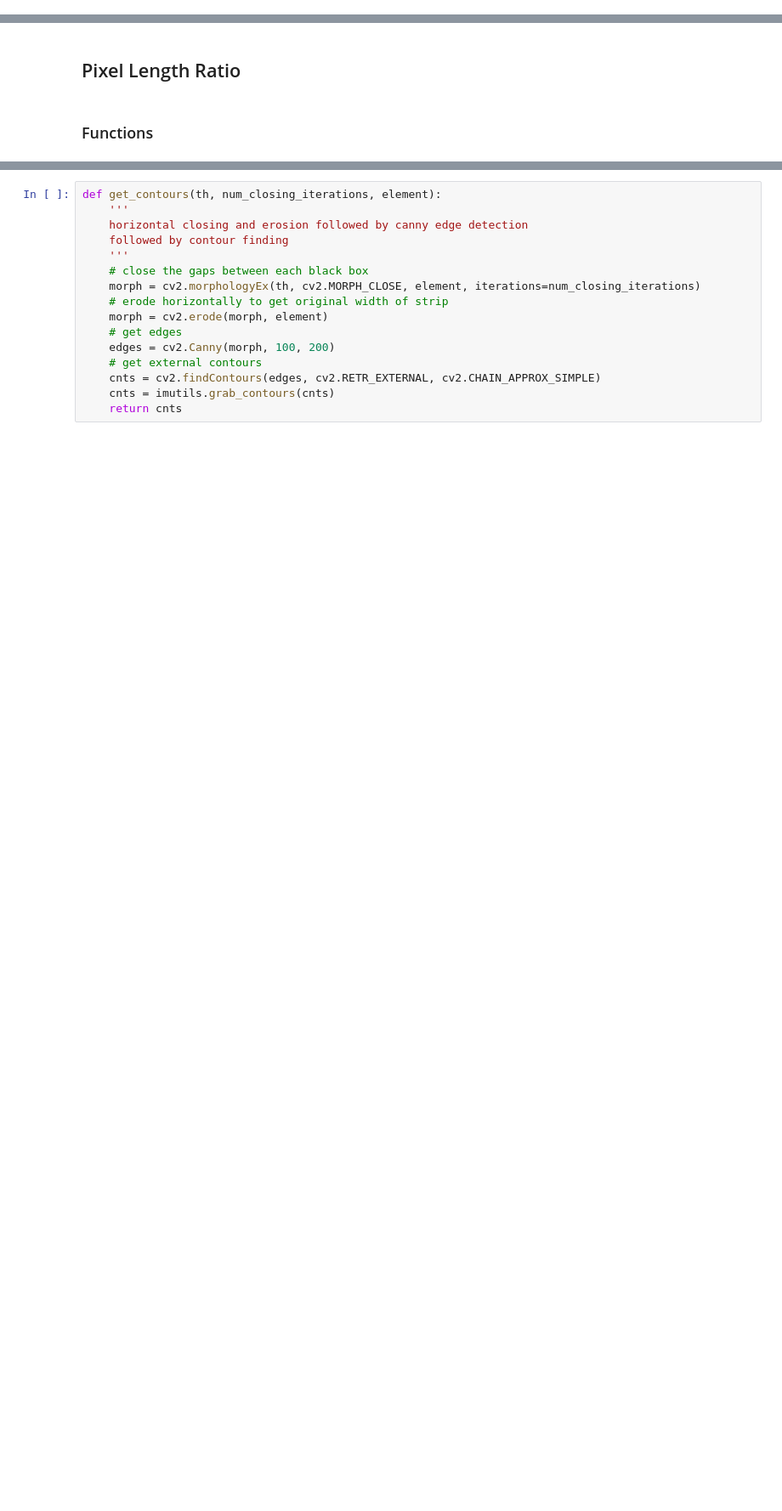
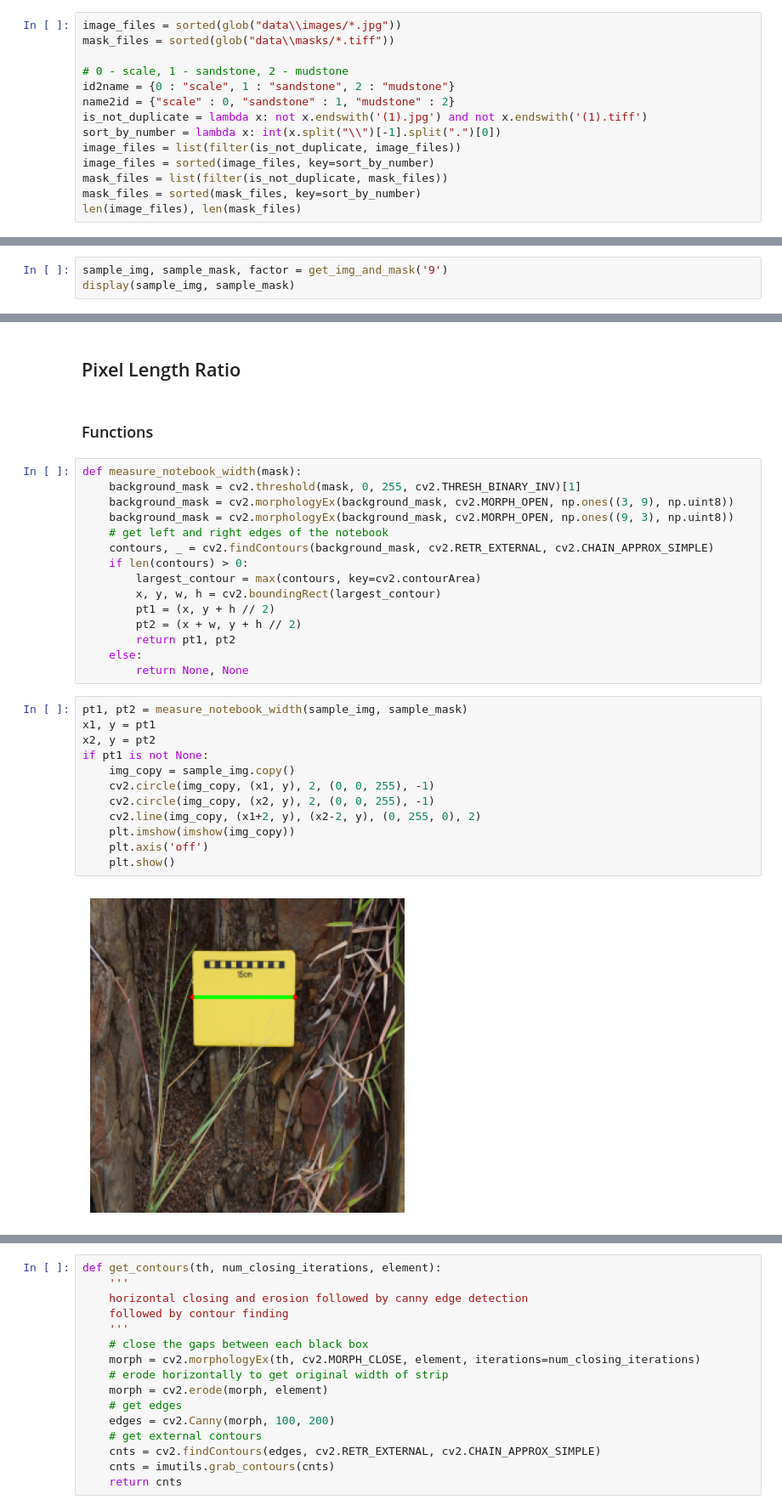
Before and after one commit to QasimKhan5x/rock-identification, a Jupyter notebook: Rock_Size_Calculation.ipynb, the cells around one changed output, grey strips where cells are left out. Shown at 85% size. Drawn from its saved outputs; the diff is of its cells as text; blank space fills up the shorter version.

```diff
--- a/Rock_Size_Calculation.ipynb
+++ b/Rock_Size_Calculation.ipynb
@@ -95,0 +14,14 @@ for _ in range(5):
+# %%
+image_files = sorted(glob("data\\images/*.jpg"))
+mask_files = sorted(glob("data\\masks/*.tiff"))
+
+# 0 - scale, 1 - sandstone, 2 - mudstone
+id2name = {0 : "scale", 1 : "sandstone", 2 : "mudstone"}
+name2id = {"scale" : 0, "sandstone" : 1, "mudstone" : 2}
+is_not_duplicate = lambda x: not x.endswith('(1).jpg') and not x.endswith('(1).tiff')
+sort_by_number = lambda x: int(x.split("\\")[-1].split(".")[0])
+image_files = list(filter(is_not_duplicate, image_files))
+image_files = sorted(image_files, key=sort_by_number)
+mask_files = list(filter(is_not_duplicate, mask_files))
+mask_files = sorted(mask_files, key=sort_by_number)
+len(image_files), len(mask_files)
@@ -95,0 +78,3 @@ for _ in range(5):
+# %%
+sample_img, sample_mask, factor = get_img_and_mask('9')
+display(sample_img, sample_mask)
@@ -97,6 +161,35 @@ for _ in range(5):
 ## Pixel Length Ratio
 # %% [markdown]
 ### Functions
+# %%
+def measure_notebook_width(mask):
+    background_mask = cv2.threshold(mask, 0, 255, cv2.THRESH_BINARY_INV)[1]
+    background_mask = cv2.morphologyEx(background_mask, cv2.MORPH_OPEN, np.ones((3, 9), np.uint8))
+    background_mask = cv2.morphologyEx(background_mask, cv2.MORPH_OPEN, np.ones((9, 3), np.uint8))
+    # get left and right edges of the notebook
+    contours, _ = cv2.findContours(background_mask, cv2.RETR_EXTERNAL, cv2.CHAIN_APPROX_SIMPLE)
+    if len(contours) > 0:
+        largest_contour = max(contours, key=cv2.contourArea)
+        x, y, w, h = cv2.boundingRect(largest_contour)
+        pt1 = (x, y + h // 2)
+        pt2 = (x + w, y + h // 2)
+        return pt1, pt2
+    else:
+        return None, None
+# %%
+pt1, pt2 = measure_notebook_width(sample_img, sample_mask)
+x1, y = pt1
+x2, y = pt2
+if pt1 is not None:
+    img_copy = sample_img.copy()
+    cv2.circle(img_copy, (x1, y), 2, (0, 0, 255), -1)
+    cv2.circle(img_copy, (x2, y), 2, (0, 0, 255), -1)
+    cv2.line(img_copy, (x1+2, y), (x2-2, y), (0, 255, 0), 2)
+    plt.imshow(imshow(img_copy))
+    plt.axis('off')
+    plt.show()
+# %% [output]
+[figure, added]
 # %%
 def get_scale(img, mask):
     '''
```
Also changed, not shown: parts of 58 cells of this notebook, 15 other files.
